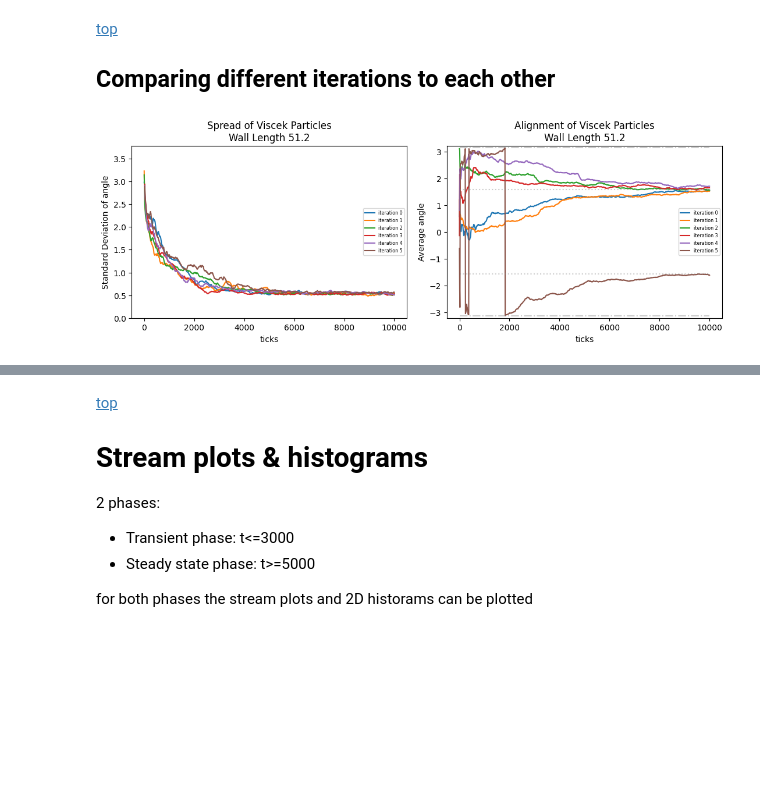
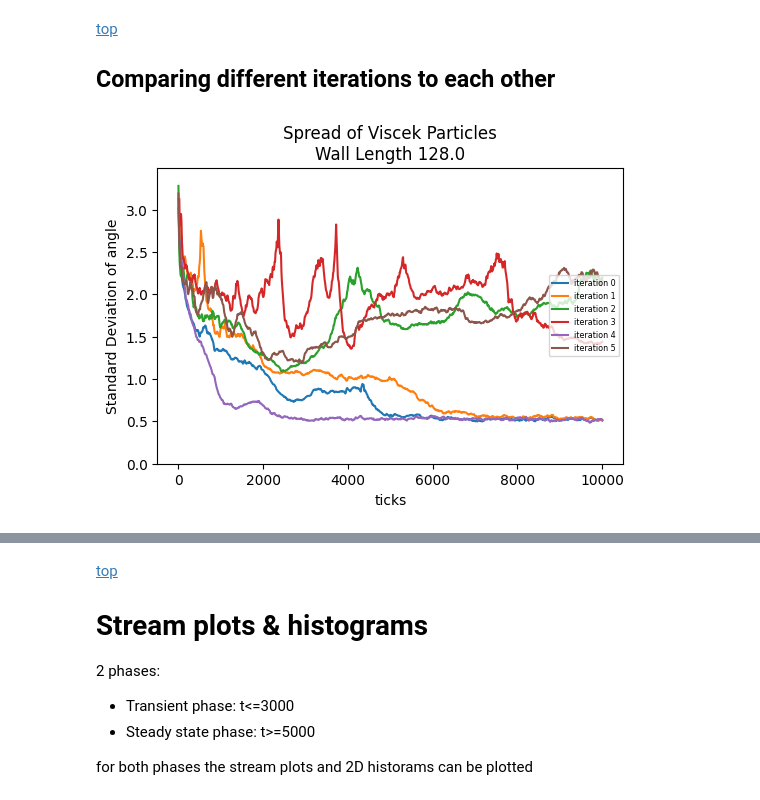
Before and after one commit to RoryTidmarsh/WettingRobots, a Jupyter notebook: wall implemetation/wall_size_experiment/reading_npz.ipynb, the cells around one changed output, grey strips where cells are left out. Saved outputs shown, nothing was run; the diff lists cells and outputs as text; code cells hidden in the pictures; blank space fills up the shorter version.

```diff
--- a/wall implemetation/wall_size_experiment/reading_npz.ipynb
+++ b/wall implemetation/wall_size_experiment/reading_npz.ipynb
@@ -97,7 +99,7 @@ simulations[0]
 [top](#top)
 # Plotting the alignment
 # %%
-text_width = 5.5
+text_width = 8.5/2.54
 fig_width = text_width
 fig_height = 0.75* fig_width
 fig, ax = plt.subplots(figsize=(fig_width, fig_height))
@@ -216,12 +218,13 @@ lines = []
 wall_lengths = []
 
 for wall_length, std_list in wall_std_dict.items():
-    # Convert to numpy array and calculate mean across iterations
-    avg_std = np.mean(std_list, axis=0)
+    if wall_length in [0.0,25.6, 102.4, 128.0]:
+        # Convert to numpy array and calculate mean across iterations
+        avg_std = np.mean(std_list, axis=0)
 
-    line = ax.plot(times, avg_std, label=f"wall length: {wall_length:.1f}")[0]
-    lines.append(line)
-    wall_lengths.append(wall_length)
+        line = ax.plot(times, avg_std, label=f"wall length: {wall_length:.1f}")[0]
+        lines.append(line)
+        wall_lengths.append(wall_length)
 
 # Sort the lines based on wall lengths
 sorted_indices = np.argsort(wall_lengths)
@@ -231,8 +234,9 @@ sorted_labels = [f"wall length: {wall_lengths[i]:.1f}" for i in sorted_indices]
 rho = simulation["rho"]
 ax.legend(sorted_lines, sorted_labels, fontsize="xx-small", loc='center right')
 ax.set_xlabel("ticks")
-ax.set_ylabel("Average Standard Deviation of angle")
-ax.set_title("Average Spread of Viscek Particles with a Wall")
+# ax.set_ylabel("Average Standard Deviation of angle")
+# ax.set_title("Average Spread of Viscek Particles with a Wall")
+ax.set_ylabel(r"$\langle \theta \rangle$")
 ax.set_ylim(0)
 
 filename = f"average_angle_spread_rho={rho}_{steps}.png"
@@ -253,52 +260,71 @@ wall_lengths = sorted(wall_lengths)
 # %%
 text_width = 5.5
 fig_width = text_width
 fig_height = 0.75 * fig_width
-fig, ax = plt.subplots(ncols=2, figsize=(2*fig_width, fig_height))
 
-wall_length = float(wall_lengths[-4])
+# First figure - Standard Deviation plot
+plt.figure(figsize=(fig_width, fig_height))
+wall_length = float(wall_lengths[-1])
+
 for i in range(len(simulations)):
     if simulations[i]["wall length"] == wall_length:
         simulation = simulations[i]
         alignment_average_frames = simulation["alignment_average"]
 
         # Plot standard deviation
         std_angles = np.where(simulation["angle_std"] < 0, np.nan, simulation["angle_std"])
-        times = np.arange(0, steps +1, alignment_average_frames)
-        ax[0].plot(times, std_angles, label=f"iteration {simulation['iteration']}")
+        times = np.arange(0, steps + 1, alignment_average_frames)
+        plt.plot(times, std_angles, label=f"iteration {simulation['iteration']}")
+
+rho = simulation["rho"]
+
+# Settings for spread plot
+plt.legend(fontsize="xx-small", loc='center right')
+plt.xlabel("ticks")
+plt.ylabel("Standard Deviation of angle")
+plt.title(f"Spread of Viscek Particles\nWall Length {wall_length:.1f}")
+plt.ylim(0)
+plt.tight_layout()
+
+# Save first figure
+filename1 = f"max_wall_length_spread_rho={rho}_{steps}.png"
+figures_dir = os.getcwd() + "/figures"
+filepath1 = os.path.join(figures_dir, filename1)
+# plt.savefig(filepath1, dpi=300, bbox_inches='tight')
+plt.show()
+
+# Second figure - Alignment plot
+plt.figure(figsize=(fig_width, fig_height))
+
+for i in range(len(simulations)):
+    if simulations[i]["wall length"] == wall_length:
+        simulation = simulations[i]
+        alignment_average_frames = simulation["alignment_average"]
 
         # Plot alignment angle
         angle = simulation["angle"]
-        ax[1].plot(times, angle, label=f"iteration {simulation['iteration']}")
+        times = np.arange(0, steps + 1, alignment_average_frames)
+        plt.plot(times, angle, label=f"iteration {simulation['iteration']}")
 
-rho = simulation["rho"]
-
-# Settings for left plot (spread)
-ax[0].legend(fontsize="xx-small", loc='center right')
-ax[0].set_xlabel("ticks")
-ax[0].set_ylabel("Standard Deviation of angle")
-ax[0].set_title(f"Spread of Viscek Particles\nWall Length {wall_length:.1f}")
-ax[0].set_ylim(0)
-
-# Settings for right plot (alignment)
-ax[1].legend(fontsize="xx-small", loc='center right')
-ax[1].set_xlabel("ticks")
-ax[1].set_ylabel("Average angle")
-ax[1].set_title(f"Alignment of Viscek Particles\nWall Length {wall_length:.1f}")
-ax[1].set_ylim(-3.22, 3.22)
+# Settings for alignment plot
+plt.legend(fontsize="xx-small", loc='center right')
+plt.xlabel("ticks")
+plt.ylabel("Average angle")
+plt.title(f"Alignment of Viscek Particles\nWall Length {wall_length:.1f}")
+plt.ylim(-3.22, 3.22)
 
 # Add the horizontal lines for angle limits
-ax[1].plot([0,times.max()],[-np.pi, -np.pi], linestyle="-.", color="grey", alpha=0.4)  # Lower angle limit
-ax[1].plot([0,times.max()],[np.pi, np.pi], linestyle="-.", color="grey", alpha=0.4)    # Upper angle limit
-ax[1].plot([0,times.max()],[np.pi/2, np.pi/2], linestyle="dotted", color="grey", alpha=0.4)  # Upper angle limit
-ax[1].plot([0,times.max()],[-np.pi/2, -np.pi/2], linestyle="dotted", color="grey", alpha=0.4)  # Upper angle limit
+plt.plot([0,times.max()],[-np.pi, -np.pi], linestyle="-.", color="grey", alpha=0.4)  # Lower angle limit
+plt.plot([0,times.max()],[np.pi, np.pi], linestyle="-.", color="grey", alpha=0.4)    # Upper angle limit
+plt.plot([0,times.max()],[np.pi/2, np.pi/2], linestyle="dotted", color="grey", alpha=0.4)  # Upper angle limit
+plt.plot([0,times.max()],[-np.pi/2, -np.pi/2], linestyle="dotted", color="grey", alpha=0.4)  # Upper angle limit
 
-plt.tight_layout()  # Adjust spacing between subplots
+plt.tight_layout()
 
-filename = f"max_wall_length_spread_and_alignment_rho={rho}_{steps}.png"
-figures_dir = os.getcwd() + "/figures"
-filepath = os.path.join(figures_dir, filename)
-# plt.savefig(filepath, dpi=300, bbox_inches='tight')
+# Save second figure
+filename2 = f"max_wall_length_alignment_rho={rho}_{steps}.png"
+filepath2 = os.path.join(figures_dir, filename2)
+# plt.savefig(filepath2, dpi=300, bbox_inches='tight')
 plt.show()
 # %% [output]
-[figure, old version]
+[figure, new version]
```
Also changed, not shown: parts of 24 cells of this notebook, 2 other files.
